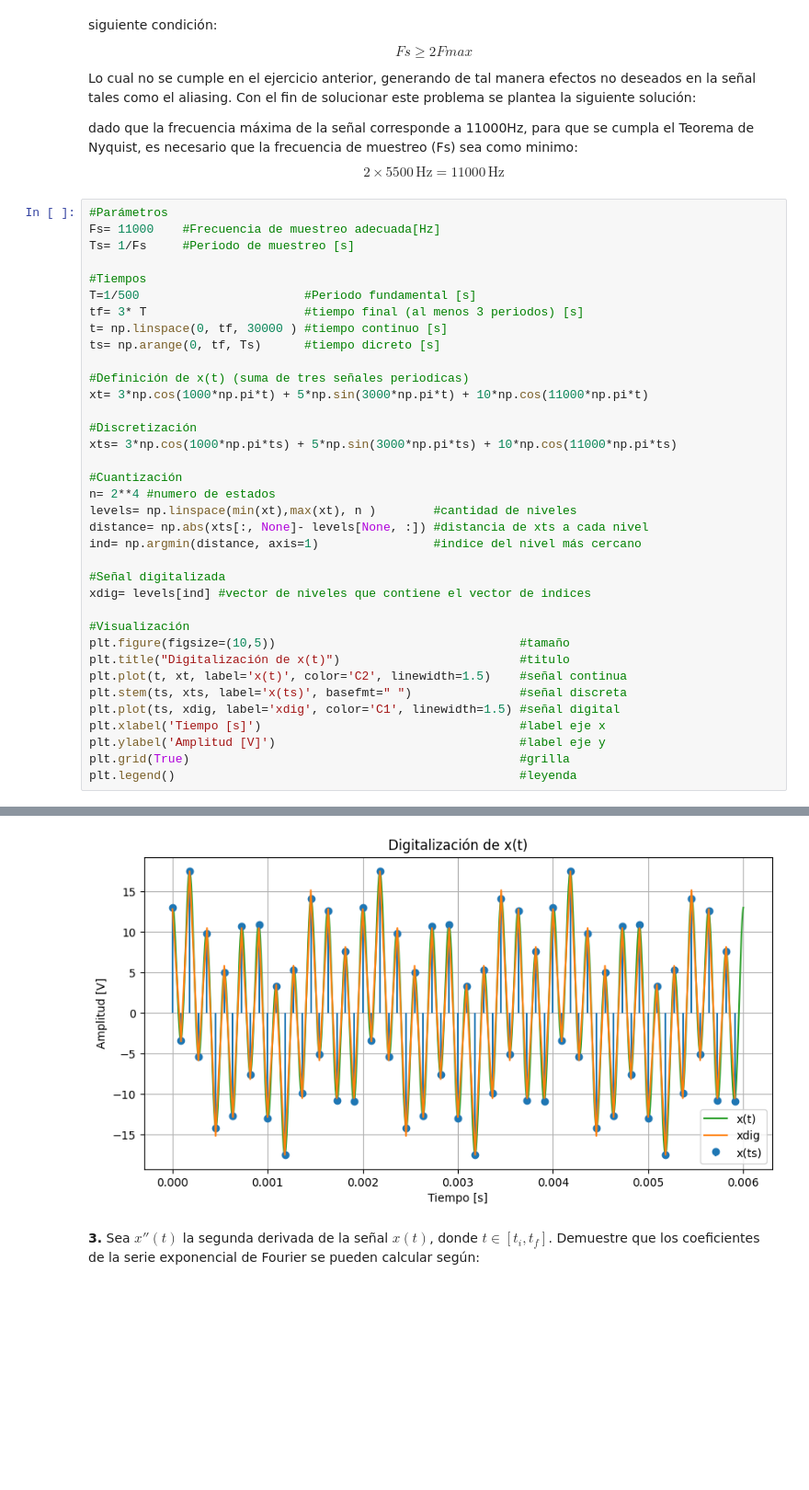
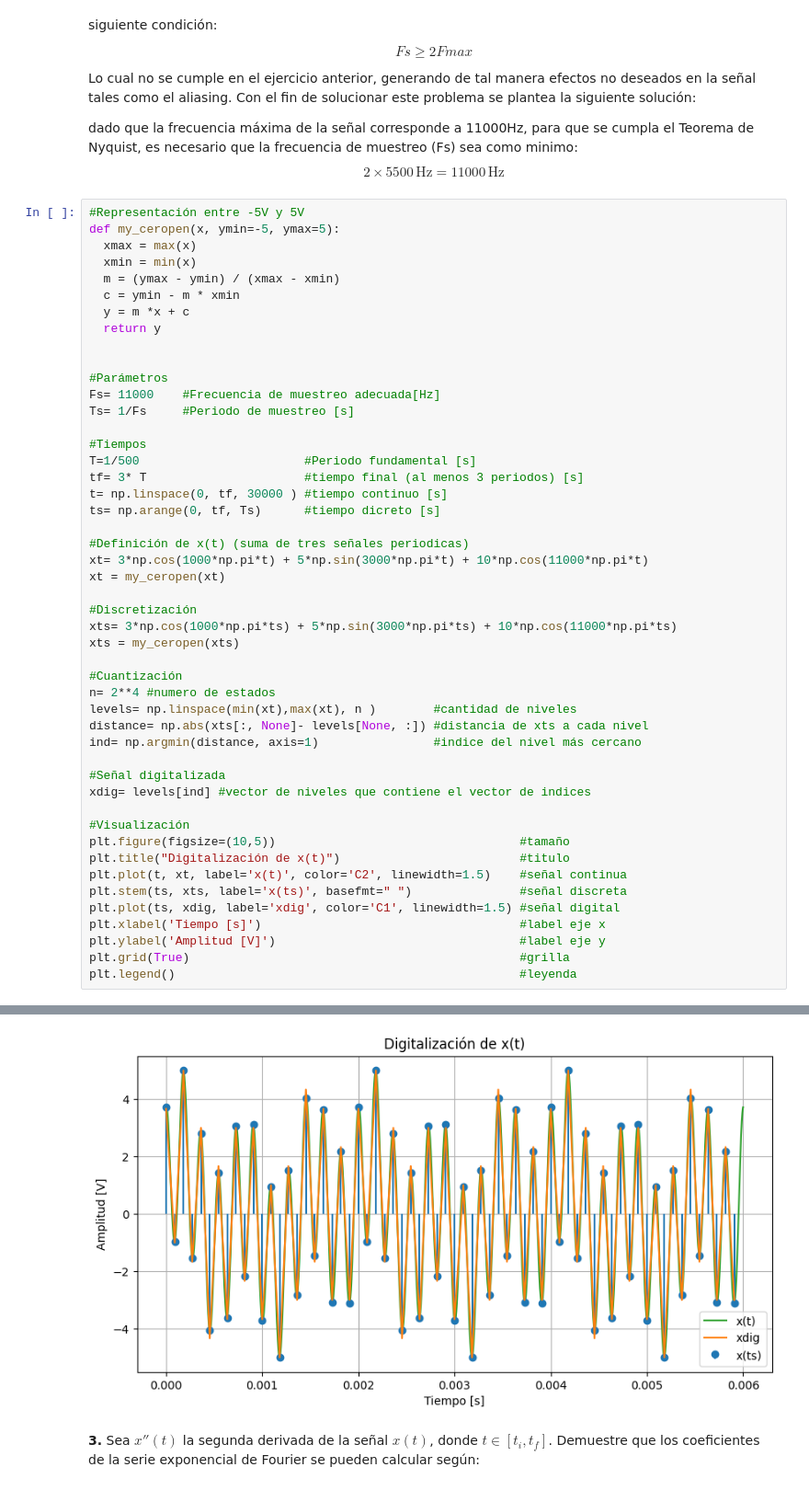
Before and after one commit to vcorredorg/SenalesySistemas2025, a Jupyter notebook: Parcial1_SyS_2025_2.ipynb, the cells around one changed output, grey strips where cells are left out. Shown at 92% size. Cells and saved outputs as stored; diff of their text form; blank space fills up the shorter version.

```diff
--- a/Parcial1_SyS_2025_2.ipynb
+++ b/Parcial1_SyS_2025_2.ipynb
@@ -127,6 +128,16 @@ dado que la frecuencia máxima de la señal corresponde a 11000Hz, para que se c
 2 \times 5500\,\text{Hz} = 11000\,\text{Hz}
 \end{equation}
 # %%
+#Representación entre -5V y 5V
+def my_ceropen(x, ymin=-5, ymax=5):
+  xmax = max(x)
+  xmin = min(x)
+  m = (ymax - ymin) / (xmax - xmin)
+  c = ymin - m * xmin
+  y = m *x + c
+  return y
+
+
 #Parámetros
 Fs= 11000    #Frecuencia de muestreo adecuada[Hz]
 Ts= 1/Fs     #Periodo de muestreo [s]
@@ -137,34 +148,36 @@ tf= 3* T                      #tiempo final (al menos 3 periodos) [s]
 t= np.linspace(0, tf, 30000 ) #tiempo continuo [s]
 ts= np.arange(0, tf, Ts)      #tiempo dicreto [s]
 
 #Definición de x(t) (suma de tres señales periodicas)
 xt= 3*np.cos(1000*np.pi*t) + 5*np.sin(3000*np.pi*t) + 10*np.cos(11000*np.pi*t)
+xt = my_ceropen(xt)
 
 #Discretización
 xts= 3*np.cos(1000*np.pi*ts) + 5*np.sin(3000*np.pi*ts) + 10*np.cos(11000*np.pi*ts)
+xts = my_ceropen(xts)
 
 #Cuantización
 n= 2**4 #numero de estados
 levels= np.linspace(min(xt),max(xt), n )        #cantidad de niveles
 distance= np.abs(xts[:, None]- levels[None, :]) #distancia de xts a cada nivel
 ind= np.argmin(distance, axis=1)                #indice del nivel más cercano
 
 #Señal digitalizada
 xdig= levels[ind] #vector de niveles que contiene el vector de indices
 
 #Visualización
 plt.figure(figsize=(10,5))                                  #tamaño
 plt.title("Digitalización de x(t)")                         #titulo
 plt.plot(t, xt, label='x(t)', color='C2', linewidth=1.5)    #señal continua
 plt.stem(ts, xts, label='x(ts)', basefmt=" ")               #señal discreta
 plt.plot(ts, xdig, label='xdig', color='C1', linewidth=1.5) #señal digital
 plt.xlabel('Tiempo [s]')                                    #label eje x
 plt.ylabel('Amplitud [V]')                                  #label eje y
 plt.grid(True)                                              #grilla
 plt.legend()                                                #leyenda
 # %% [output]
 <matplotlib.legend.Legend at 0x...>
-[figure, old version]
+[figure, new version]
 # %% [markdown]
 **3.** Sea $x''(t)$ la segunda derivada de la señal $x(t)$, donde $t \in [t_i, t_f]$. Demuestre que los coeficientes de la serie exponencial de Fourier se pueden calcular según:
 # %% [markdown]
```
Also changed, not shown: parts of 1 cell of this notebook.
